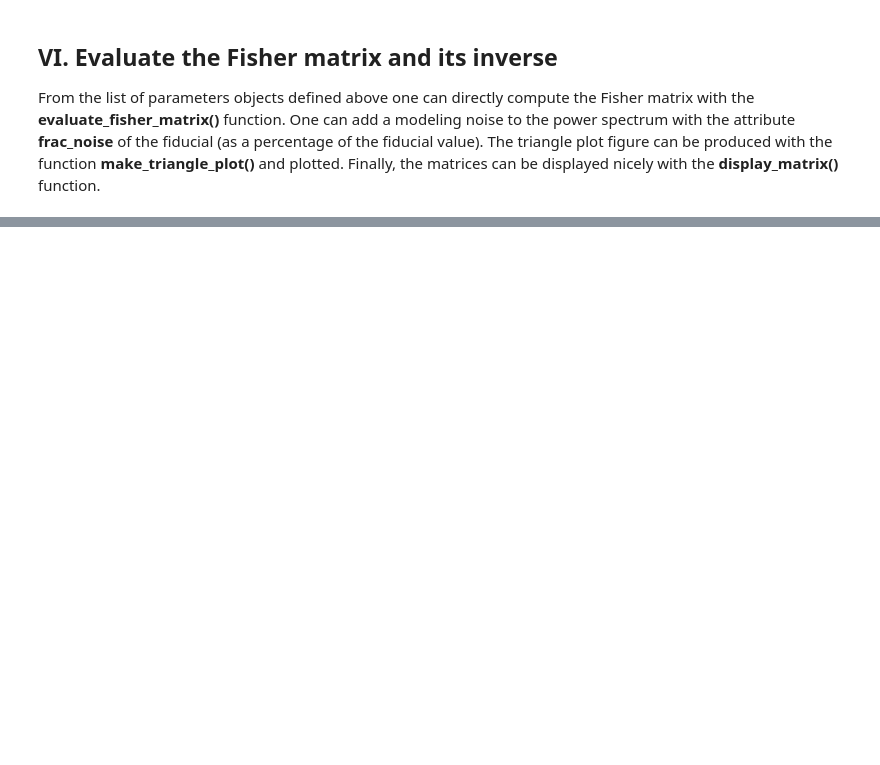
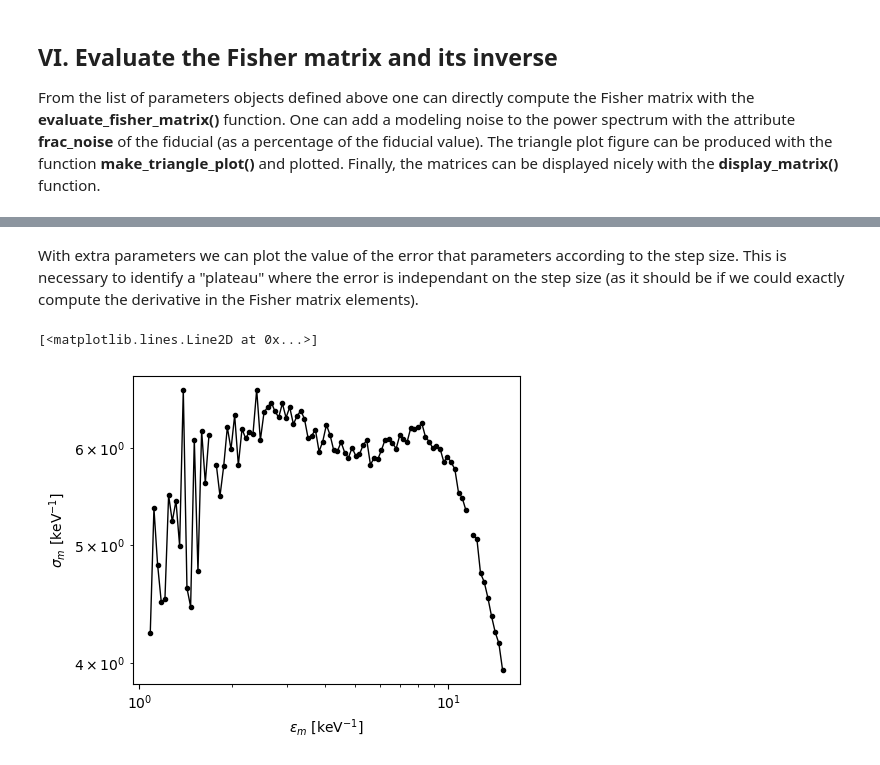
Before and after one commit to gaetanfacchinetti/21cmCAST, a Jupyter notebook: examples/fisher.ipynb, the cells around one changed output, grey strips where cells are left out. Cells and saved outputs as stored; diff of their text form; code cells hidden in the pictures; blank space fills up the shorter version.

```diff
--- a/examples/fisher.ipynb
+++ b/examples/fisher.ipynb
@@ -116,0 +150,26 @@ for im, l10_mass in enumerate(l10_mass_arr):
+# %%
+sigma  = np.zeros(shape=(len(mwdm_array)))
+
+mask = [True] * len(params)
+for ip, param in enumerate(params):
+    if param is None:
+        mask[ip] = False
+
+n = len([*(np.array(params)[mask])]) +1
+covariance_matrix     = np.zeros((len(steps), n, n))
+
+for im, inv_mwdm in enumerate(steps) :
+    if extra_params[im] is not None:
+        fisher_matrix     = p21c.evaluate_fisher_matrix([*(np.array(params)[mask]), extra_params[im]])
+        try:
+            covariance_matrix[im, :, :] = np.linalg.inv(fisher_matrix['matrix'])
+            sigma[im] = np.sqrt(covariance_matrix[im][-1][-1])
+        except:
+            print([*(np.array(params)[mask]), extra_params[im]])
+            print(fisher_matrix)
+
+fisher_matrix_fid     = p21c.evaluate_fisher_matrix(np.array(params)[mask])
+covariance_matrix_fid = np.linalg.inv(fisher_matrix_fid['matrix'])
+
+sigma[sigma == 0] = np.nan
+steps[sigma == 0] = np.nan
@@ -116,0 +205,8 @@ for im, l10_mass in enumerate(l10_mass_arr):
+# %% [markdown]
+With extra parameters we can plot the value of the error that parameters according to the step size. This is necessary to identify a "plateau" where the error is independant on the step size (as it should be if we could exactly compute the derivative in the Fisher matrix elements).
+# %%
+fig, ax = p21c.prepare_plot(ylog=True, xlog=True, xlabel=r'$\epsilon_{m}  ~ [{\rm keV^{-1}}]$', ylabel=r'$\sigma_{m} ~ [{\rm keV}^{-1}]$')
+ax.plot(steps,  sigma, marker='o', linestyle = '-', color='k', linewidth=1, markersize=3)
+# %% [output]
+[<matplotlib.lines.Line2D at 0x...>]
+[figure, added]
```
Also changed, not shown: parts of 20 cells of this notebook, 7 other files.
